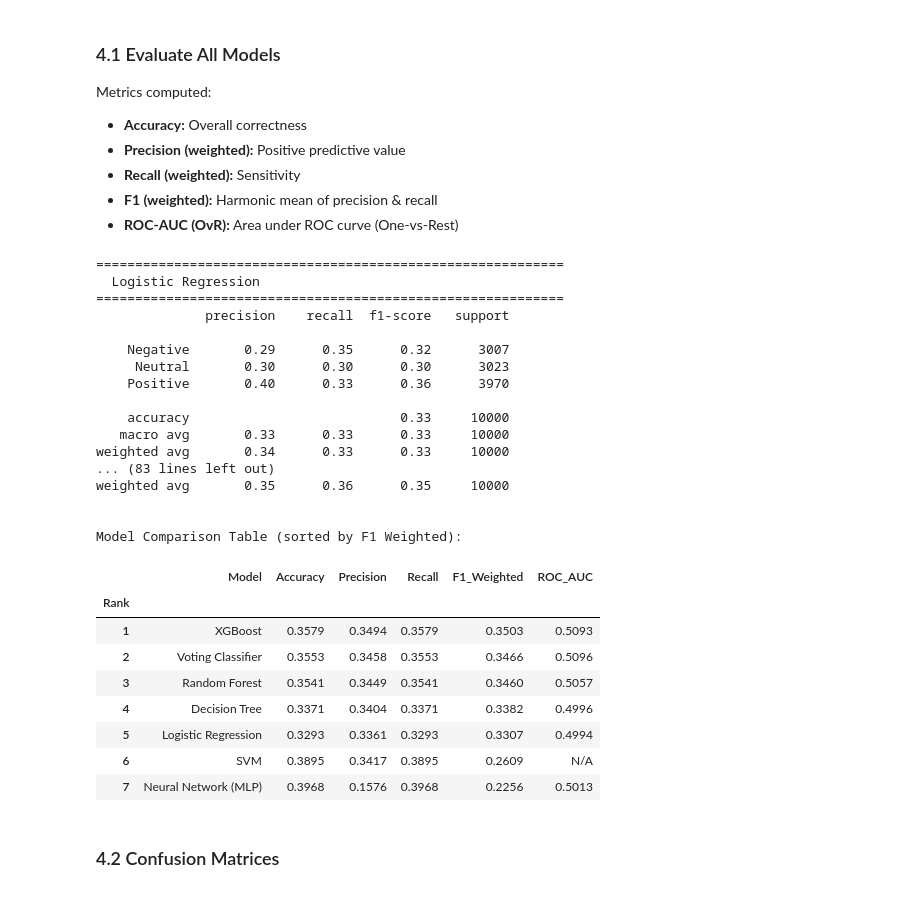
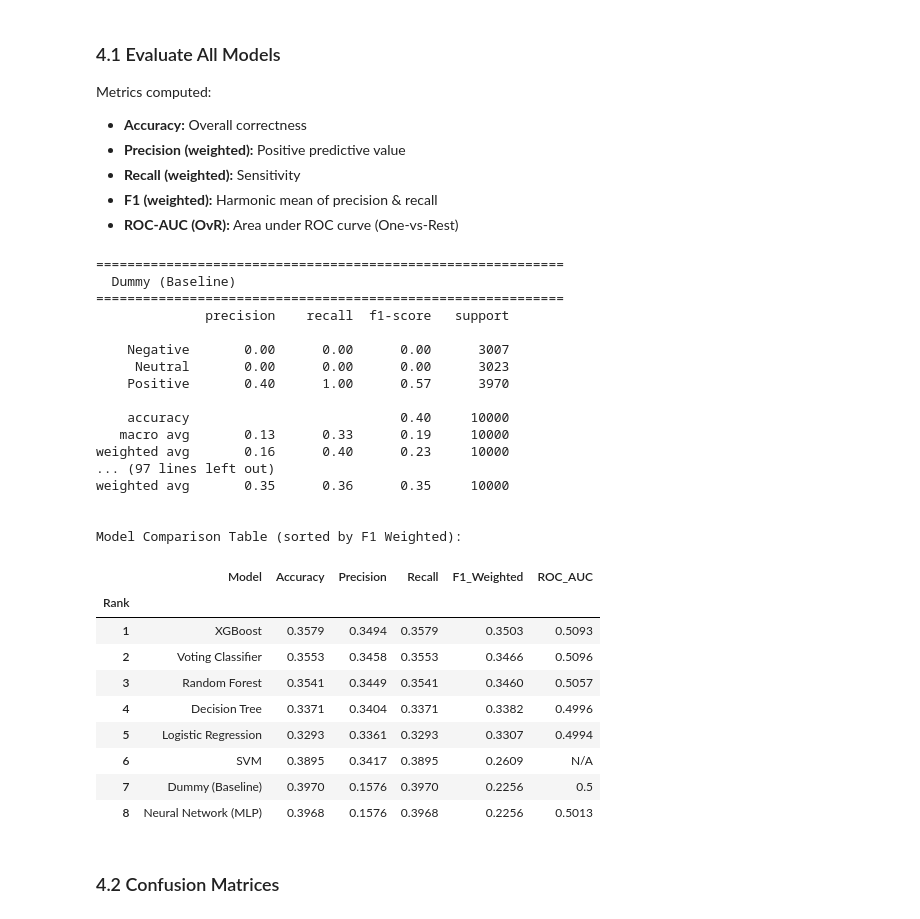
Before and after one commit to RayeC-1305/WIA1006_ML_OCC2_GROUP8, a Jupyter notebook: notebooks/dating_app_match_prediction.ipynb, the cells around one changed output. Cells and saved outputs as stored; diff of their text form; code cells hidden in the pictures.

```diff
--- a/notebooks/dating_app_match_prediction.ipynb
+++ b/notebooks/dating_app_match_prediction.ipynb
@@ -495,6 +497,7 @@ We train **7 models** across different algorithmic families:
 preprocessor = build_preprocessor()
 
 models_and_params = [
+    ("Dummy (Baseline)", DummyClassifier(strategy="most_frequent"), {}),
     ("Logistic Regression", LogisticRegression(max_iter=1000, class_weight="balanced", random_state=42),
      {"C": [0.01, 0.1, 1.0, 10.0, 100.0]}),
     ("Decision Tree", DecisionTreeClassifier(class_weight="balanced", random_state=42),
@@ -554,11 +557,13 @@ for name, estimator, param_grid in models_and_params:
         best_pipe = pipe
 
     fitted_models[name] = best_pipe
+    joblib.dump(best_pipe, os.path.join(MODELS_DIR, name.lower().replace(" ", "_").replace("(", "").replace(")", "") + ".pkl"))
 
-# Voting Classifier
-print(f"\n{'='*60}")
-print("  Training: Voting Classifier")
-print(f"{'='*60}")
+print("\n" + "="*60)
+print("  Training Voting Classifier (Ensemble)")
+print("="*60)
+
+# Build Voting Classifier from best individual models
 estimators = [
     ("lr", fitted_models["Logistic Regression"].named_steps["model"]),
     ("rf", fitted_models["Random Forest"].named_steps["model"]),
@@ -572,6 +577,7 @@ voting_pipe = Pipeline([
 ])
 voting_pipe.fit(X_train, y_train)
 fitted_models["Voting Classifier"] = voting_pipe
+joblib.dump(voting_pipe, os.path.join(MODELS_DIR, "voting_classifier.pkl"))
 
-print(f"\nAll {len(fitted_models)} models trained.")
+print(f"\nAll {len(fitted_models)} models trained and saved.")
 # %% [output]
@@ -609,63 +615,65 @@ classes = sorted(y_test.unique().tolist())
 results = []
 
 for name, model in fitted_models.items():
+    y_pred = model.predict(X_test)
+
+    acc = accuracy_score(y_test, y_pred)
+    prec = precision_score(y_test, y_pred, average="weighted", zero_division=0)
+    rec = recall_score(y_test, y_pred, average="weighted", zero_division=0)
+    f1 = f1_score(y_test, y_pred, average="weighted", zero_division=0)
+
     try:
-        y_pred = model.predict(X_test)
-        acc = accuracy_score(y_test, y_pred)
-        prec = precision_score(y_test, y_pred, average="weighted", zero_division=0)
-        rec = recall_score(y_test, y_pred, average="weighted", zero_division=0)
-        f1 = f1_score(y_test, y_pred, average="weighted", zero_division=0)
-        try:
-            y_prob = model.predict_proba(X_test)
-            y_test_bin = label_binarize(y_test, classes=classes)
-            roc = roc_auc_score(y_test_bin, y_prob, average="weighted", multi_class="ovr")
-        except Exception:
-            roc = np.nan
-        results.append({
-            "Model": name, "Accuracy": round(acc, 4), "Precision": round(prec, 4),
-            "Recall": round(rec, 4), "F1_Weighted": round(f1, 4),
-            "ROC_AUC": round(roc, 4) if not np.isnan(roc) else "N/A",
-        })
-        print(f"\n{'='*60}\n  {name}\n{'='*60}")
-        print(classification_report(y_test, y_pred, target_names=CLASS_NAMES, zero_division=0))
-    except Exception as e:
-        print(f"\n  Skipping {name}: {e}")
+        y_prob = model.predict_proba(X_test)
+        y_test_bin = label_binarize(y_test, classes=classes)
+        roc = roc_auc_score(y_test_bin, y_prob, average="weighted", multi_class="ovr")
+    except Exception:
+        roc = np.nan
+
+    results.append({
+        "Model": name, "Accuracy": round(acc, 4), "Precision": round(prec, 4),
+        "Recall": round(rec, 4), "F1_Weighted": round(f1, 4),
+        "ROC_AUC": round(roc, 4) if not np.isnan(roc) else "N/A",
+    })
+
+    print(f"\n{'='*60}\n  {name}\n{'='*60}")
+    print(classification_report(y_test, y_pred, target_names=CLASS_NAMES, zero_division=0))
 
 # Build comparison table
 comparison_df = pd.DataFrame(results)
 comparison_df = comparison_df.sort_values("F1_Weighted", ascending=False).reset_index(drop=True)
 comparison_df.index += 1
 comparison_df.index.name = "Rank"
 comparison_df.to_csv(os.path.join(REPORTS_DIR, "model_comparison.csv"))
 print("\nModel Comparison Table (sorted by F1 Weighted):")
 comparison_df
 # %% [output]
 ============================================================
-  Logistic Regression
+  Dummy (Baseline)
 ============================================================
               precision    recall  f1-score   support
 
-    Negative       0.29      0.35      0.32      3007
-     Neutral       0.30      0.30      0.30      3023
-    Positive       0.40      0.33      0.36      3970
+    Negative       0.00      0.00      0.00      3007
+     Neutral       0.00      0.00      0.00      3023
+    Positive       0.40      1.00      0.57      3970
 
-    accuracy                           0.33     10000
-   macro avg       0.33      0.33      0.33     10000
-weighted avg       0.34      0.33      0.33     10000
-... (83 lines left out)
+    accuracy                           0.40     10000
+   macro avg       0.13      0.33      0.19     10000
+weighted avg       0.16      0.40      0.23     10000
+... (97 lines left out)
 weighted avg       0.35      0.36      0.35     10000
 
 
 Model Comparison Table (sorted by F1 Weighted):
 |  | Model | Accuracy | Precision | Recall | F1_Weighted | ROC_AUC |
 | Rank |  |  |  |  |  |  |
 | 1 | XGBoost | 0.3579 | 0.3494 | 0.3579 | 0.3503 | 0.5093 |
 | 2 | Voting Classifier | 0.3553 | 0.3458 | 0.3553 | 0.3466 | 0.5096 |
 | 3 | Random Forest | 0.3541 | 0.3449 | 0.3541 | 0.3460 | 0.5057 |
 | 4 | Decision Tree | 0.3371 | 0.3404 | 0.3371 | 0.3382 | 0.4996 |
 | 5 | Logistic Regression | 0.3293 | 0.3361 | 0.3293 | 0.3307 | 0.4994 |
 | 6 | SVM | 0.3895 | 0.3417 | 0.3895 | 0.2609 | N/A |
-| 7 | Neural Network (MLP) | 0.3968 | 0.1576 | 0.3968 | 0.2256 | 0.5013 |
+| 7 | Dummy (Baseline) | 0.3970 | 0.1576 | 0.3970 | 0.2256 | 0.5 |
+| 8 | Neural Network (MLP) | 0.3968 | 0.1576 | 0.3968 | 0.2256 | 0.5013 |
 # %% [markdown]
 ### 4.2 Confusion Matrices
 # %%
```
Also changed, not shown: parts of 15 cells of this notebook, 11 other files.
